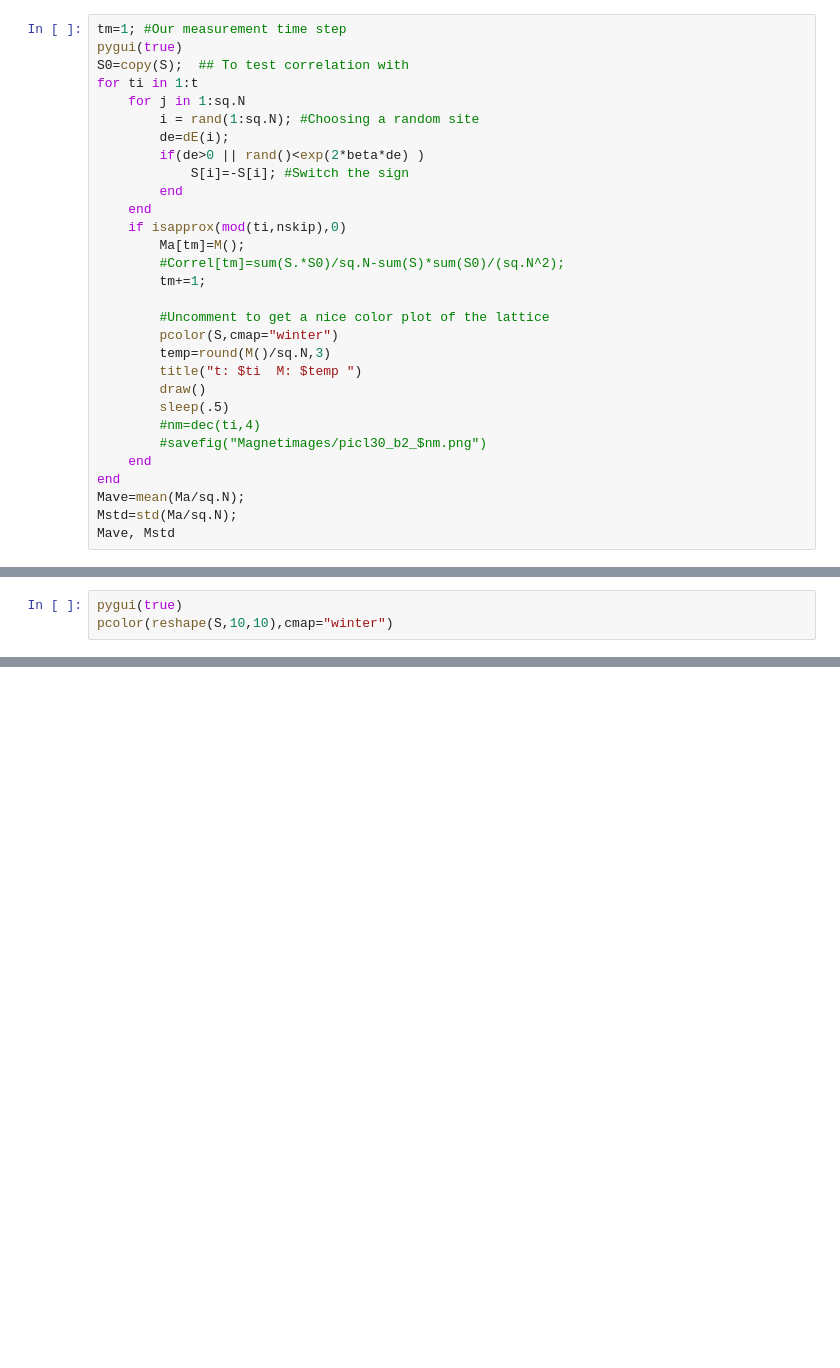
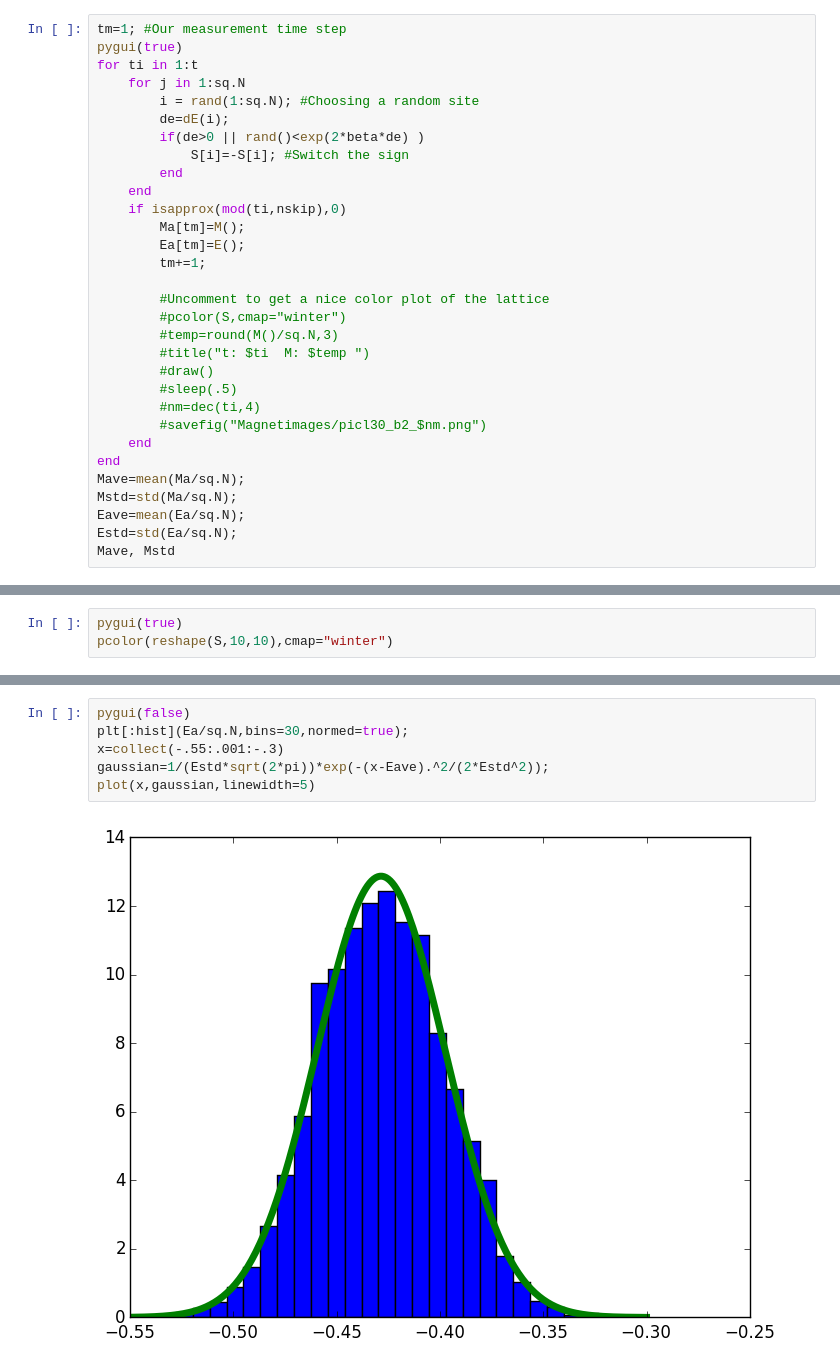
Before and after one commit to albi3ro/M4, a Jupyter notebook: Monte Carlo Ferromagnet.ipynb, the cells around one changed output, grey strips where cells are left out. Saved outputs shown, nothing was run; the diff lists cells and outputs as text; blank space fills up the shorter version.

```diff
--- a/Monte Carlo Ferromagnet.ipynb
+++ b/Monte Carlo Ferromagnet.ipynb
@@ -113,7 +168,6 @@ beta=.4
 # %%
 tm=1; #Our measurement time step
 pygui(true)
-S0=copy(S);  ## To test correlation with
 for ti in 1:t
     for j in 1:sq.N
         i = rand(1:sq.N); #Choosing a random site
@@ -124,20 +178,22 @@ for ti in 1:t
     end
     if isapprox(mod(ti,nskip),0)
         Ma[tm]=M();
-        #Correl[tm]=sum(S.*S0)/sq.N-sum(S)*sum(S0)/(sq.N^2);
+        Ea[tm]=E();
         tm+=1;
 
         #Uncomment to get a nice color plot of the lattice
-        pcolor(S,cmap="winter")
-        temp=round(M()/sq.N,3)
-        title("t: $ti  M: $temp ")
-        draw()
-        sleep(.5)
+        #pcolor(S,cmap="winter")
+        #temp=round(M()/sq.N,3)
+        #title("t: $ti  M: $temp ")
+        #draw()
+        #sleep(.5)
         #nm=dec(ti,4)
         #savefig("Magnetimages/picl30_b2_$nm.png")
     end
 end
 Mave=mean(Ma/sq.N);
 Mstd=std(Ma/sq.N);
+Eave=mean(Ea/sq.N);
+Estd=std(Ea/sq.N);
 Mave, Mstd
 # %% [output]
@@ -184,0 +243,8 @@ plot(Correl[1:50])
+# %%
+pygui(false)
+plt[:hist](Ea/sq.N,bins=30,normed=true);
+x=collect(-.55:.001:-.3)
+gaussian=1/(Estd*sqrt(2*pi))*exp(-(x-Eave).^2/(2*Estd^2));
+plot(x,gaussian,linewidth=5)
+# %% [output]
+[figure, added]
```
Also changed, not shown: parts of 22 cells of this notebook, 6 other files.
